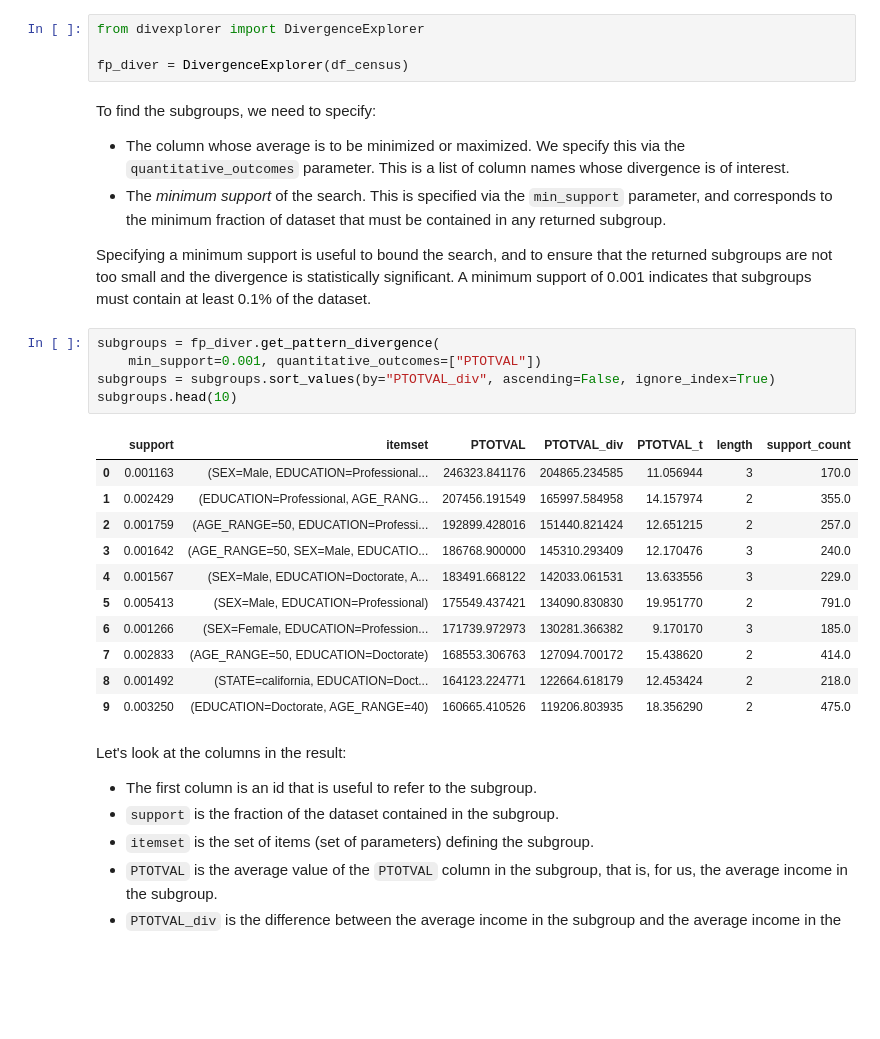
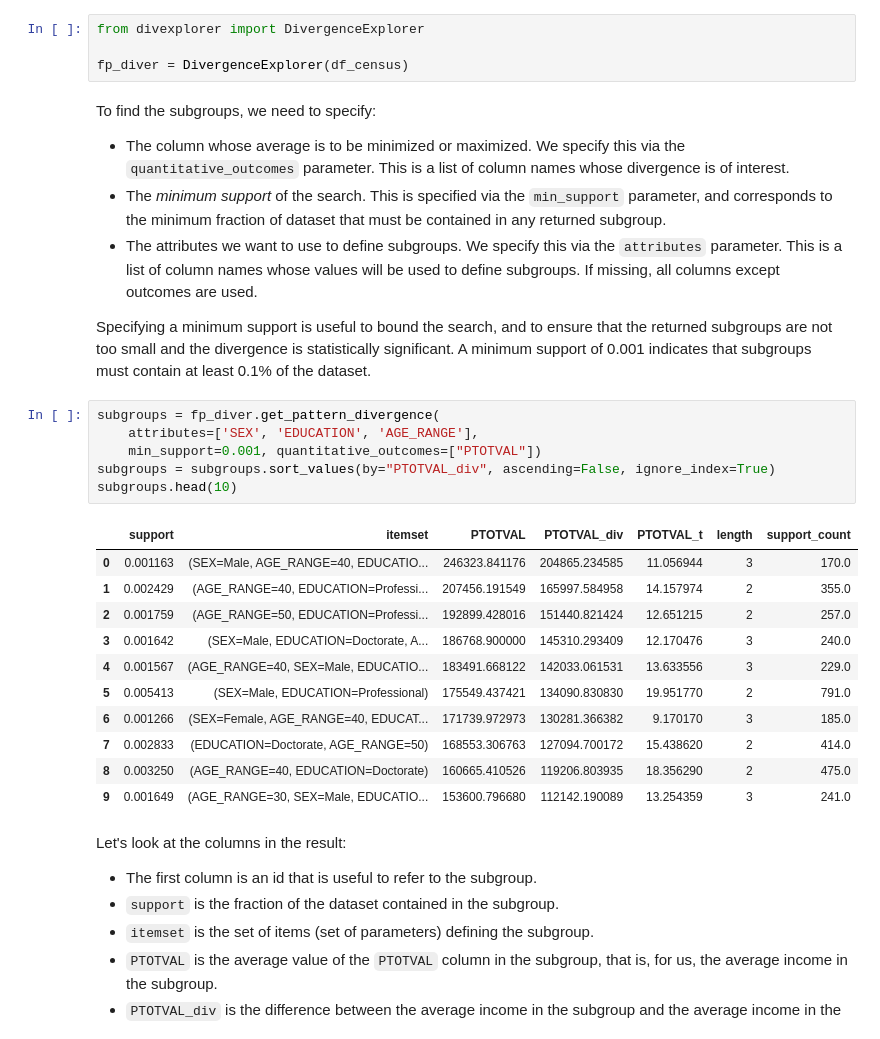
Before and after one commit to divexplorer/divexplorer, a Jupyter notebook: notebooks/DivExplorerExample.ipynb, the cells around one changed output. Drawn from its saved outputs; the diff is of its cells as text; blank space fills up the shorter version.

```diff
--- a/notebooks/DivExplorerExample.ipynb
+++ b/notebooks/DivExplorerExample.ipynb
@@ -44,26 +47,28 @@ fp_diver = DivergenceExplorer(df_census)
 To find the subgroups, we need to specify:
 * The column whose average is to be minimized or maximized.  We specify this via the `quantitative_outcomes` parameter.  This is a list of column names whose divergence is of interest.
 * The _minimum support_ of the search.  This is specified via the `min_support` parameter, and corresponds to the minimum fraction of dataset that must be contained in any returned subgroup.
+* The attributes we want to use to define subgroups.  We specify this via the `attributes` parameter.  This is a list of column names whose values will be used to define subgroups. If missing, all columns except outcomes are used.
 
 Specifying a minimum support is useful to bound the search, and to ensure that the returned subgroups are not too small and the divergence is statistically significant.
 A minimum support of 0.001 indicates that subgroups must contain at least 0.1% of the dataset.
 # %%
 subgroups = fp_diver.get_pattern_divergence(
+    attributes=['SEX', 'EDUCATION', 'AGE_RANGE'],
     min_support=0.001, quantitative_outcomes=["PTOTVAL"])
 subgroups = subgroups.sort_values(by="PTOTVAL_div", ascending=False, ignore_index=True)
 subgroups.head(10)
 # %% [output]
 |  | support | itemset | PTOTVAL | PTOTVAL_div | PTOTVAL_t | length | support_count |
-| 0 | 0.001163 | (SEX=Male, EDUCATION=Professional... | 246323.841176 | 204865.234585 | 11.056944 | 3 | 170.0 |
-| 1 | 0.002429 | (EDUCATION=Professional, AGE_RANG... | 207456.191549 | 165997.584958 | 14.157974 | 2 | 355.0 |
+| 0 | 0.001163 | (SEX=Male, AGE_RANGE=40, EDUCATIO... | 246323.841176 | 204865.234585 | 11.056944 | 3 | 170.0 |
+| 1 | 0.002429 | (AGE_RANGE=40, EDUCATION=Professi... | 207456.191549 | 165997.584958 | 14.157974 | 2 | 355.0 |
 | 2 | 0.001759 | (AGE_RANGE=50, EDUCATION=Professi... | 192899.428016 | 151440.821424 | 12.651215 | 2 | 257.0 |
-| 3 | 0.001642 | (AGE_RANGE=50, SEX=Male, EDUCATIO... | 186768.900000 | 145310.293409 | 12.170476 | 3 | 240.0 |
-| 4 | 0.001567 | (SEX=Male, EDUCATION=Doctorate, A... | 183491.668122 | 142033.061531 | 13.633556 | 3 | 229.0 |
+| 3 | 0.001642 | (SEX=Male, EDUCATION=Doctorate, A... | 186768.900000 | 145310.293409 | 12.170476 | 3 | 240.0 |
+| 4 | 0.001567 | (AGE_RANGE=40, SEX=Male, EDUCATIO... | 183491.668122 | 142033.061531 | 13.633556 | 3 | 229.0 |
 | 5 | 0.005413 | (SEX=Male, EDUCATION=Professional) | 175549.437421 | 134090.830830 | 19.951770 | 2 | 791.0 |
-| 6 | 0.001266 | (SEX=Female, EDUCATION=Profession... | 171739.972973 | 130281.366382 | 9.170170 | 3 | 185.0 |
-| 7 | 0.002833 | (AGE_RANGE=50, EDUCATION=Doctorate) | 168553.306763 | 127094.700172 | 15.438620 | 2 | 414.0 |
-| 8 | 0.001492 | (STATE=california, EDUCATION=Doct... | 164123.224771 | 122664.618179 | 12.453424 | 2 | 218.0 |
-| 9 | 0.003250 | (EDUCATION=Doctorate, AGE_RANGE=40) | 160665.410526 | 119206.803935 | 18.356290 | 2 | 475.0 |
+| 6 | 0.001266 | (SEX=Female, AGE_RANGE=40, EDUCAT... | 171739.972973 | 130281.366382 | 9.170170 | 3 | 185.0 |
+| 7 | 0.002833 | (EDUCATION=Doctorate, AGE_RANGE=50) | 168553.306763 | 127094.700172 | 15.438620 | 2 | 414.0 |
+| 8 | 0.003250 | (AGE_RANGE=40, EDUCATION=Doctorate) | 160665.410526 | 119206.803935 | 18.356290 | 2 | 475.0 |
+| 9 | 0.001649 | (AGE_RANGE=30, SEX=Male, EDUCATIO... | 153600.796680 | 112142.190089 | 13.254359 | 3 | 241.0 |
 # %% [markdown]
 Let's look at the columns in the result:
 * The first column is an id that is useful to refer to the subgroup.
```
Also changed, not shown: parts of 6 cells of this notebook, 4 other files.
